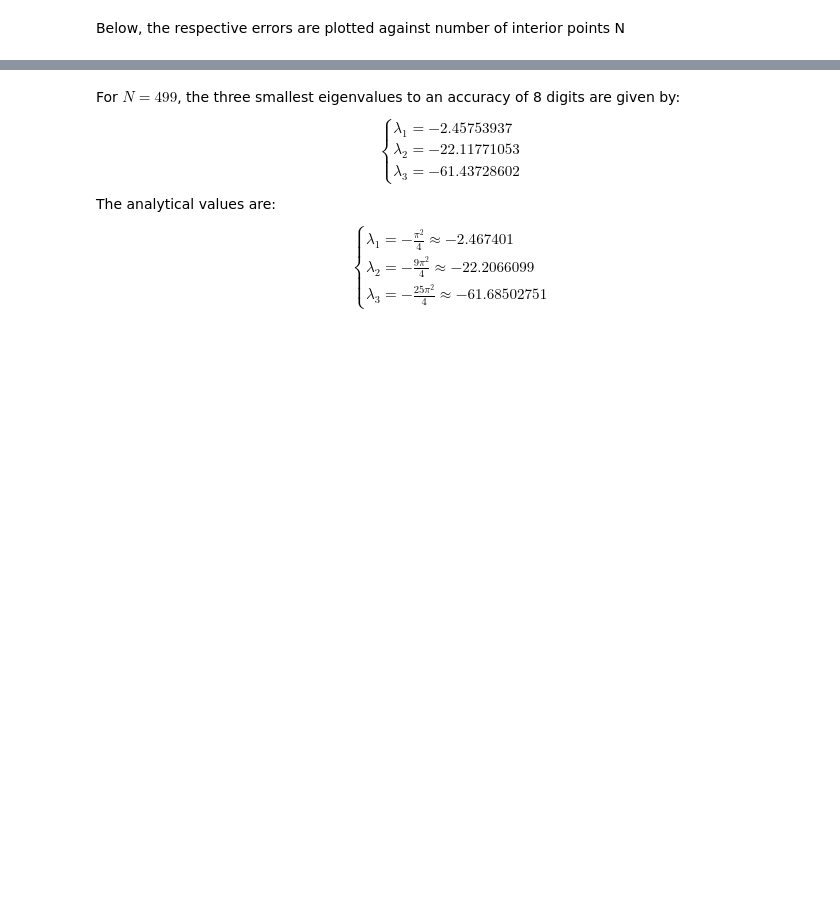
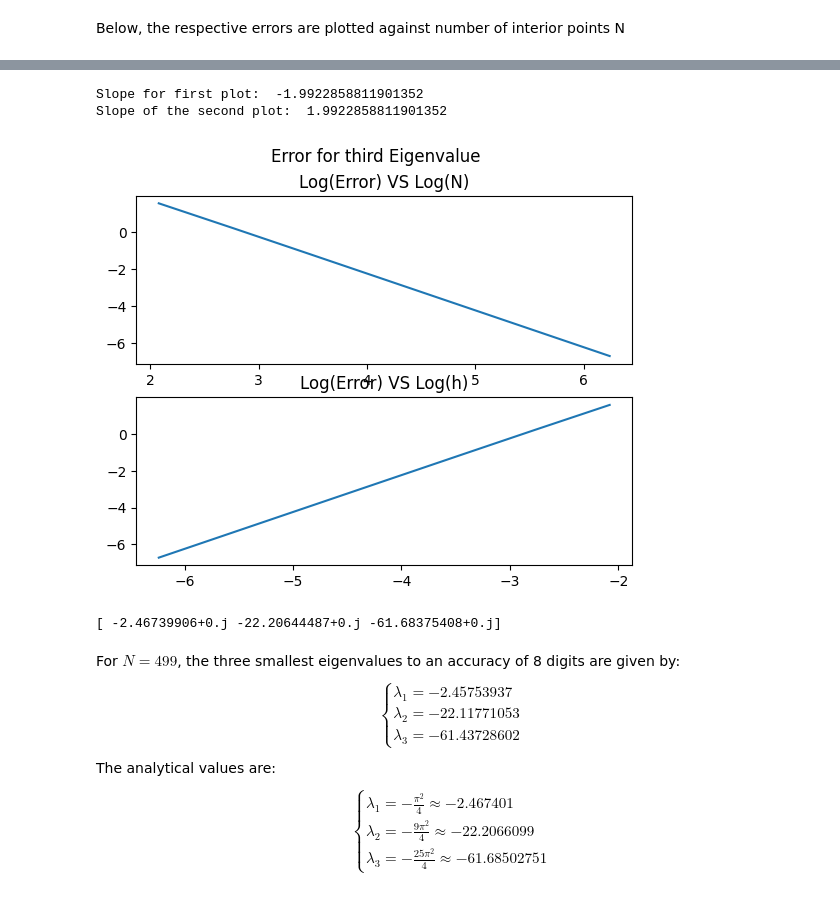
Before and after one commit to william-lundgren/FilipNumMums, a Jupyter notebook: Project2.ipynb, the cells around one changed output, grey strips where cells are left out. Saved outputs shown, nothing was run; the diff lists cells and outputs as text; code cells hidden in the pictures; blank space fills up the shorter version.

```diff
--- a/Project2.ipynb
+++ b/Project2.ipynb
@@ -354,3 +341,37 @@ print(three_first_eigenvalues)
+# %%
+fig, (ax1, ax2) = plt.subplots(2)
+fig.suptitle('Error for third Eigenvalue')
+ax1.plot(np.log(Nvec), np.log(eigen_errors[:,2]))
+ax2.plot(np.log(stepgrid), np.log(eigen_errors[:,2]))
+ax1.title.set_text('Log(Error) VS Log(N)')
+ax2.title.set_text('Log(Error) VS Log(h)')
+
+print('Slope for first plot: ', np.log(eigen_errors[-1,2]/eigen_errors[0,2])/np.log(Nvec[-1]/Nvec[0]))
+print('Slope of the second plot: ', np.log(eigen_errors[-1,2]/eigen_errors[0,2])/np.log(stepgrid[-1]/stepgrid[0]))
+# %% [output]
+Slope for first plot:  -1.9922858811901352
+Slope of the second plot:  1.9922858811901352
+[figure, added]
+# %%
+val, vec = eigs(Neumann_toeplitz_dim(499), 3, None, None, 'SM')
+print(val)
+
+vec1 = vec[:,0]
+vec2 = vec[:,1]
+vec3 = vec[:,2]
+
+bound1 = (1/3)*(4*vec1[-1]-vec1[len(vec1)-2])
+bound2 = (1/3)*(4*vec2[-1]-vec2[len(vec2)-2])
+bound3 = (1/3)*(4*vec3[-1]-vec3[len(vec2)-2])
+
+vec1 = np.concatenate(([0], vec1))
+vec1 = np.concatenate((vec1, [bound1]))
+vec2 = np.concatenate(([0], vec2))
+vec2= np.concatenate((vec2, [bound2]))
+vec3 = np.concatenate(([0], vec3))
+vec3 = np.concatenate((vec3, [bound3]))
+# %% [output]
+[ -2.46739906+0.j -22.20644487+0.j -61.68375408+0.j]
 # %% [markdown]
 For $N=499$, the three smallest eigenvalues to an accuracy of 8 digits are given by:
 \begin{equation}
```
Also changed, not shown: parts of 27 cells of this notebook.
